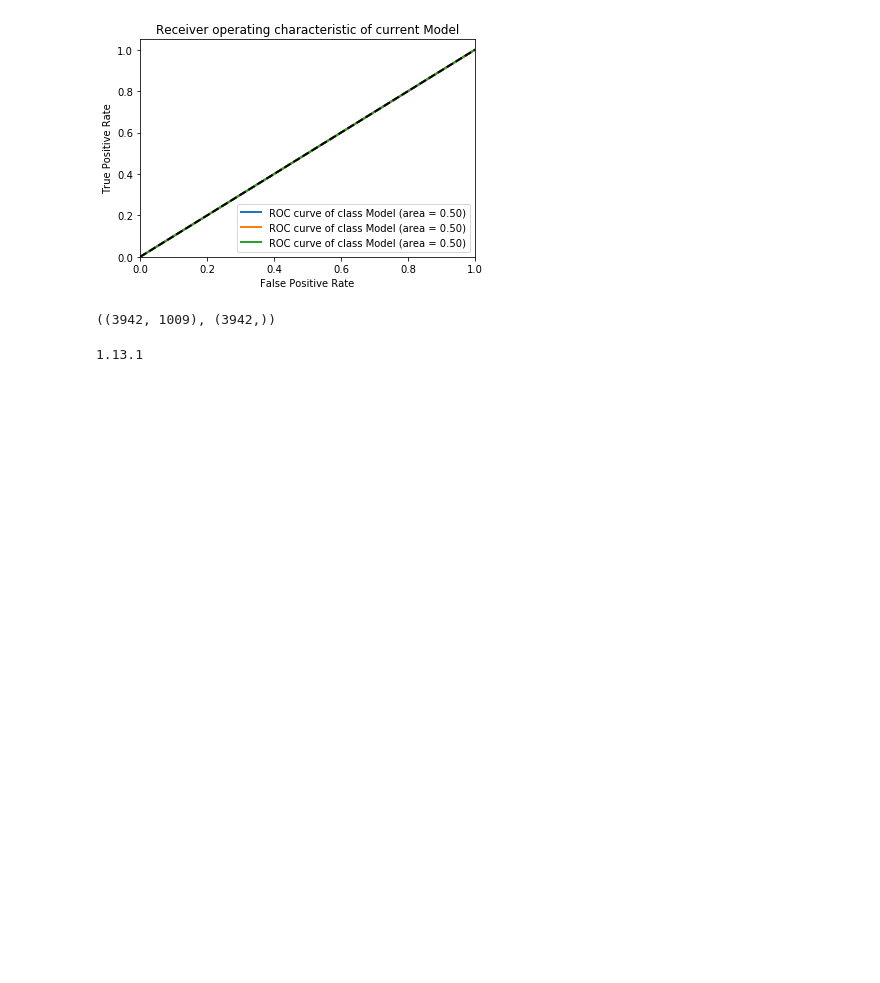
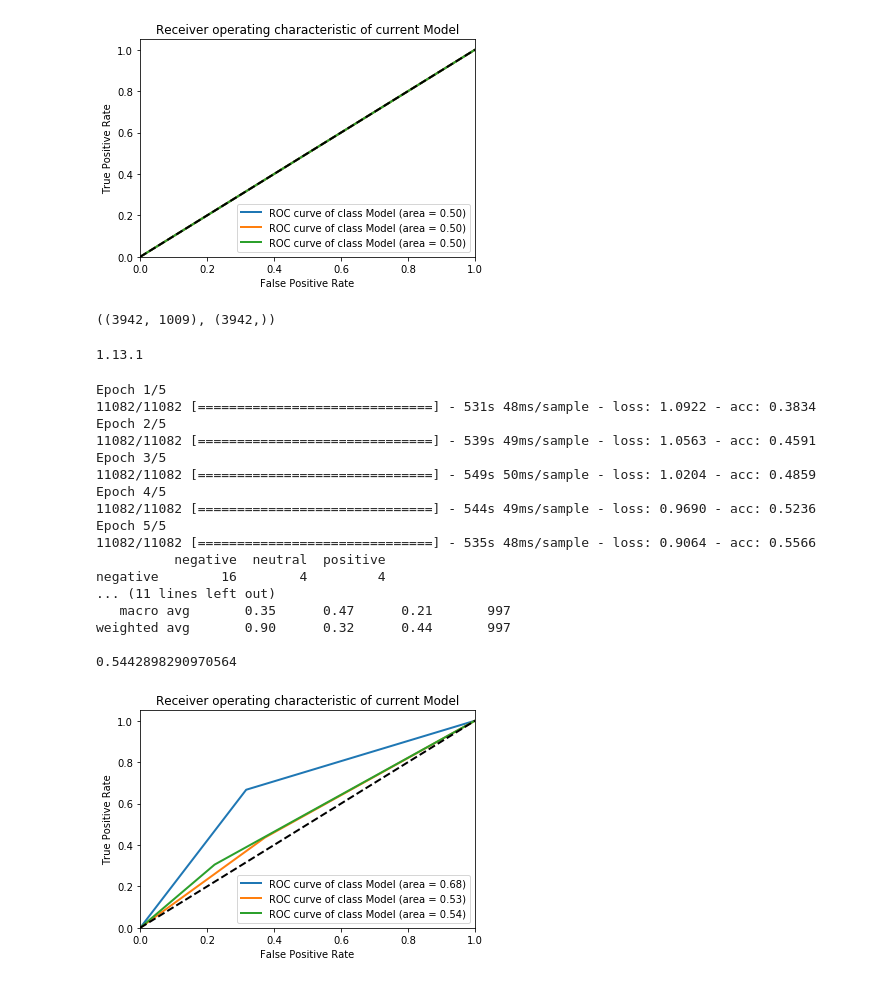
Before and after one commit to gendath/AI-Capstone-Project, a Jupyter notebook: E-Commerce/AI CAPSTONE ECOMMERCE.ipynb, the cells around one changed output. Saved outputs shown, nothing was run; the diff lists cells and outputs as text; code cells hidden in the pictures; blank space fills up the shorter version.

Commit message:
implemented all prediction models - week 3 done

```diff
--- a/E-Commerce/AI CAPSTONE ECOMMERCE.ipynb
+++ b/E-Commerce/AI CAPSTONE ECOMMERCE.ipynb
@@ -918,8 +922,47 @@ weighted avg       0.00      0.04      0.00       997
 X_train.shape,y_train.shape
 # %% [output]
 ((3942, 1009), (3942,))
-# %%
-print(tf.__version__)
-# %% [output]
-1.13.1
+# %%
+import tensorflow as tf
+print(tf.__version__)
+# %% [output]
+1.13.1
+# %%
+X,y = oversample.fit_resample(X_train,y_train)
+
+
+y_train2 = label_binarize(y, classes=[0, 1, 2])
+epochs = 5
+emb_dim = 128
+batch_size = 256
+model = Sequential()
+model.add(Embedding(X.shape[0], emb_dim, input_length=X.shape[1]))
+#model.add(SpatialDropout1D(0.7))
+model.add(LSTM(64, dropout=0.3, recurrent_dropout=0.3))
+model.add(Dense(128, activation='relu'))
+model.add(Dense(3, activation='softmax'))
+model.compile(optimizer='adam', loss='categorical_crossentropy', metrics=["acc"])
+model.fit(X, y_train2, epochs=epochs, batch_size=batch_size,workers=6)
+preds = model.predict(X_test, batch_size=100)
+preds = np.argmax(preds, axis=1)
+show_metrics(y_test, preds)
+# %% [output]
+Epoch 1/5
+11082/11082 [==============================] - 531s 48ms/sample - loss: 1.0922 - acc: 0.3834
+Epoch 2/5
+11082/11082 [==============================] - 539s 49ms/sample - loss: 1.0563 - acc: 0.4591
+Epoch 3/5
+11082/11082 [==============================] - 549s 50ms/sample - loss: 1.0204 - acc: 0.4859
+Epoch 4/5
+11082/11082 [==============================] - 544s 49ms/sample - loss: 0.9690 - acc: 0.5236
+Epoch 5/5
+11082/11082 [==============================] - 535s 48ms/sample - loss: 0.9064 - acc: 0.5566
+          negative  neutral  positive
+negative        16        4         4
+... (11 lines left out)
+   macro avg       0.35      0.47      0.21       997
+weighted avg       0.90      0.32      0.44       997
+
+0.5442898290970564
+[figure, added]
 # %%
```
Also changed, not shown: parts of 20 cells of this notebook, 1 other file.
